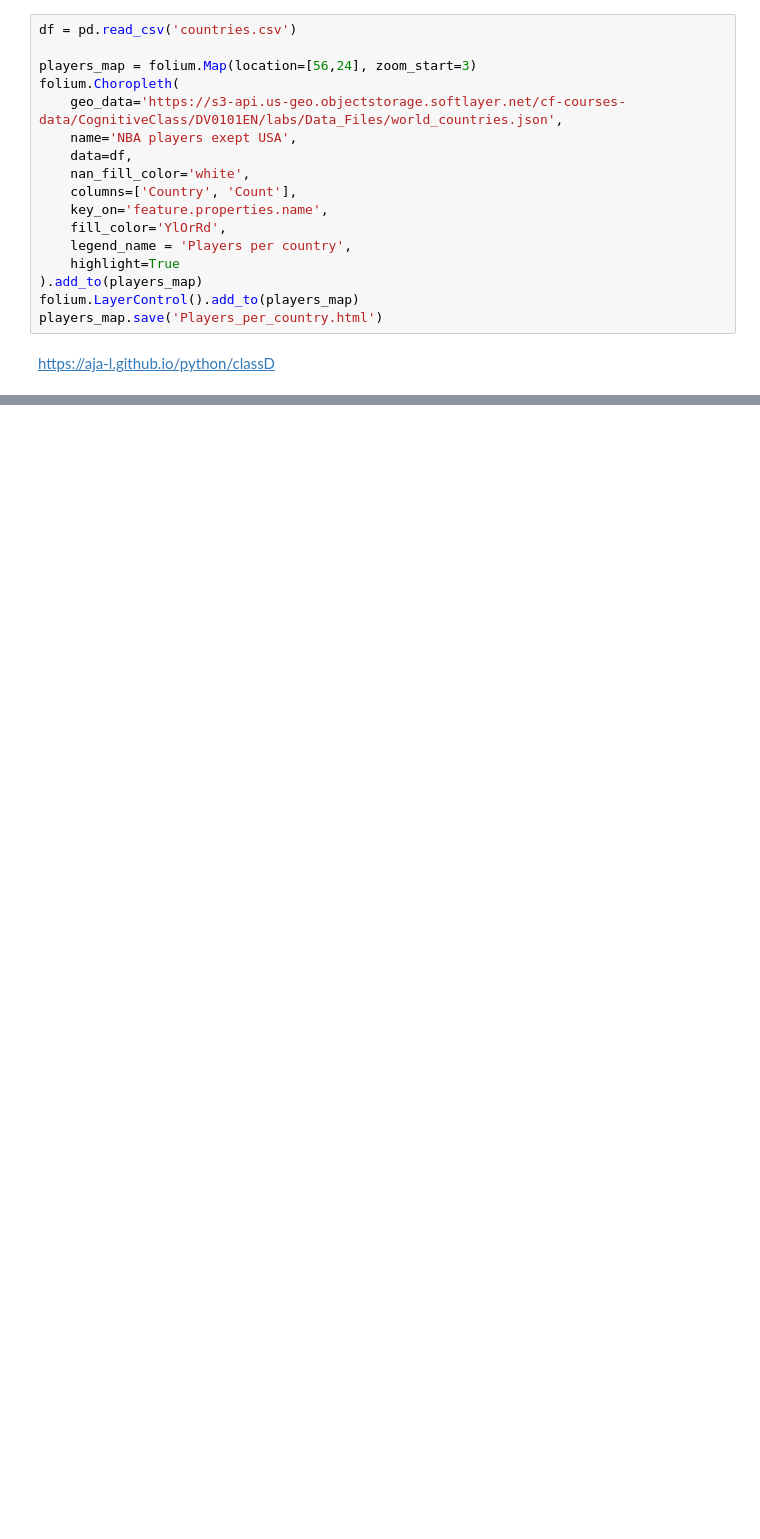
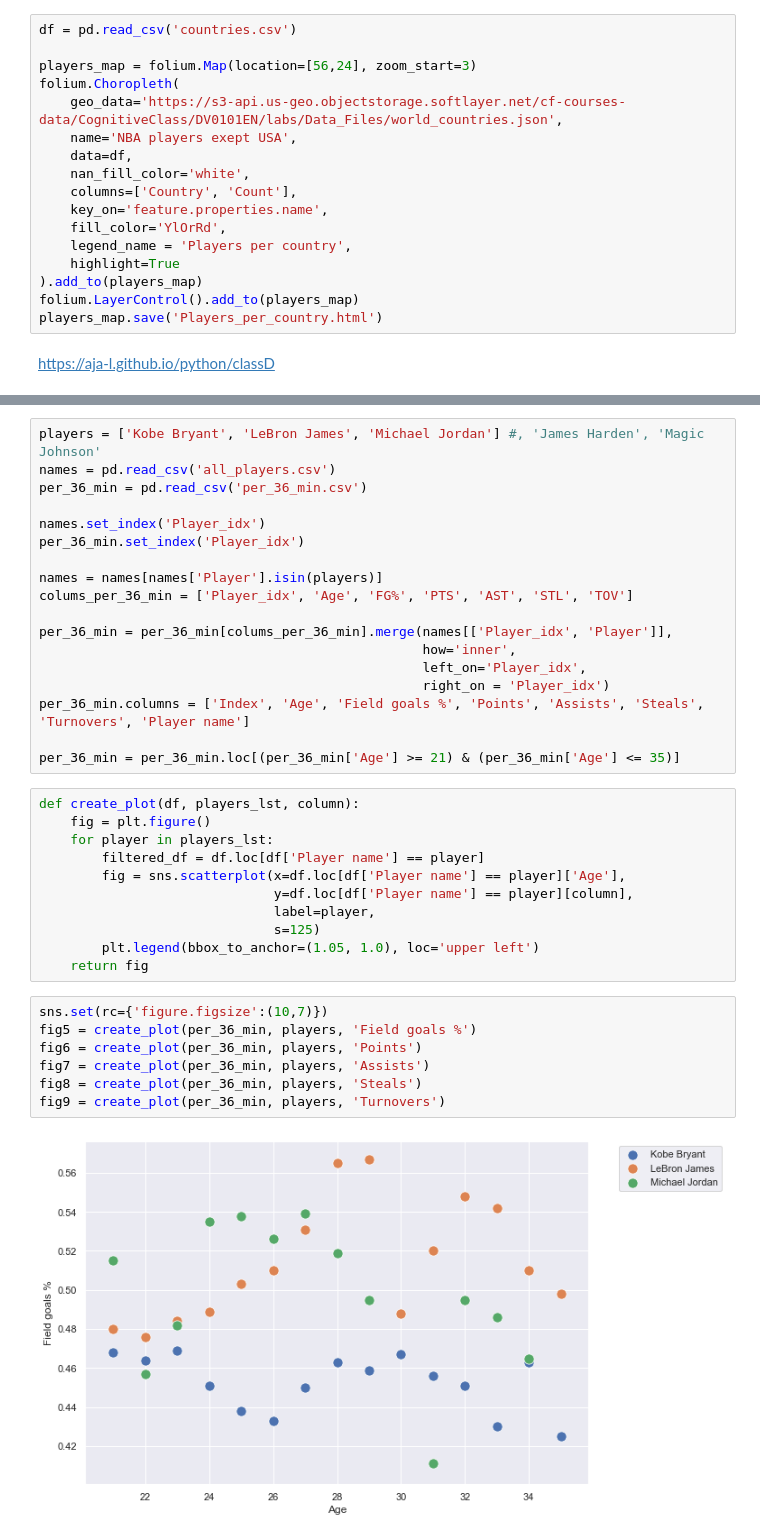
Before and after one commit to aja-l/TribeOfAi, a Jupyter notebook: classD/Graphical analysis of NBA players statistics.ipynb, the cells around one changed output, grey strips where cells are left out. Drawn from its saved outputs; the diff is of its cells as text; blank space fills up the shorter version.

```diff
--- a/classD/Graphical analysis of NBA players statistics.ipynb
+++ b/classD/Graphical analysis of NBA players statistics.ipynb
@@ -130,0 +131,38 @@ fig3
+# %%
+players = ['Kobe Bryant', 'LeBron James', 'Michael Jordan'] #, 'James Harden', 'Magic Johnson'
+names = pd.read_csv('all_players.csv')
+per_36_min = pd.read_csv('per_36_min.csv')
+
+names.set_index('Player_idx')
+per_36_min.set_index('Player_idx')
+
+names = names[names['Player'].isin(players)]
+colums_per_36_min = ['Player_idx', 'Age', 'FG%', 'PTS', 'AST', 'STL', 'TOV']
+
+per_36_min = per_36_min[colums_per_36_min].merge(names[['Player_idx', 'Player']],
+                                                 how='inner',
+                                                 left_on='Player_idx',
+                                                 right_on = 'Player_idx')
+per_36_min.columns = ['Index', 'Age', 'Field goals %', 'Points', 'Assists', 'Steals', 'Turnovers', 'Player name']
+
+per_36_min = per_36_min.loc[(per_36_min['Age'] >= 21) & (per_36_min['Age'] <= 35)]
+# %%
+def create_plot(df, players_lst, column):
+    fig = plt.figure()
+    for player in players_lst:
+        filtered_df = df.loc[df['Player name'] == player]
+        fig = sns.scatterplot(x=df.loc[df['Player name'] == player]['Age'],
+                              y=df.loc[df['Player name'] == player][column],
+                              label=player,
+                              s=125)
+        plt.legend(bbox_to_anchor=(1.05, 1.0), loc='upper left')
+    return fig
+# %%
+sns.set(rc={'figure.figsize':(10,7)})
+fig5 = create_plot(per_36_min, players, 'Field goals %')
+fig6 = create_plot(per_36_min, players, 'Points')
+fig7 = create_plot(per_36_min, players, 'Assists')
+fig8 = create_plot(per_36_min, players, 'Steals')
+fig9 = create_plot(per_36_min, players, 'Turnovers')
+# %% [output]
+[figure, added]
```
Also changed, not shown: parts of 5 cells of this notebook.
